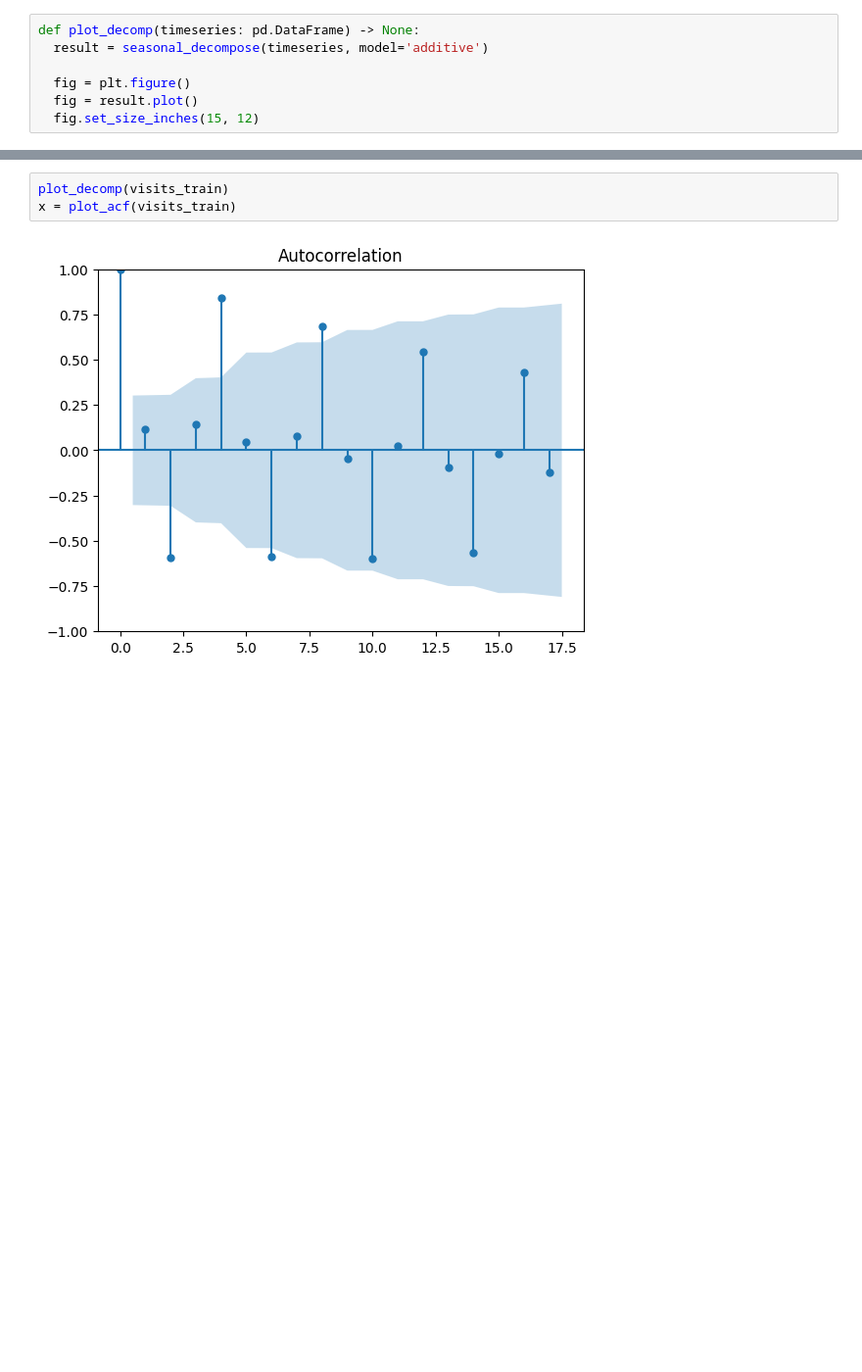
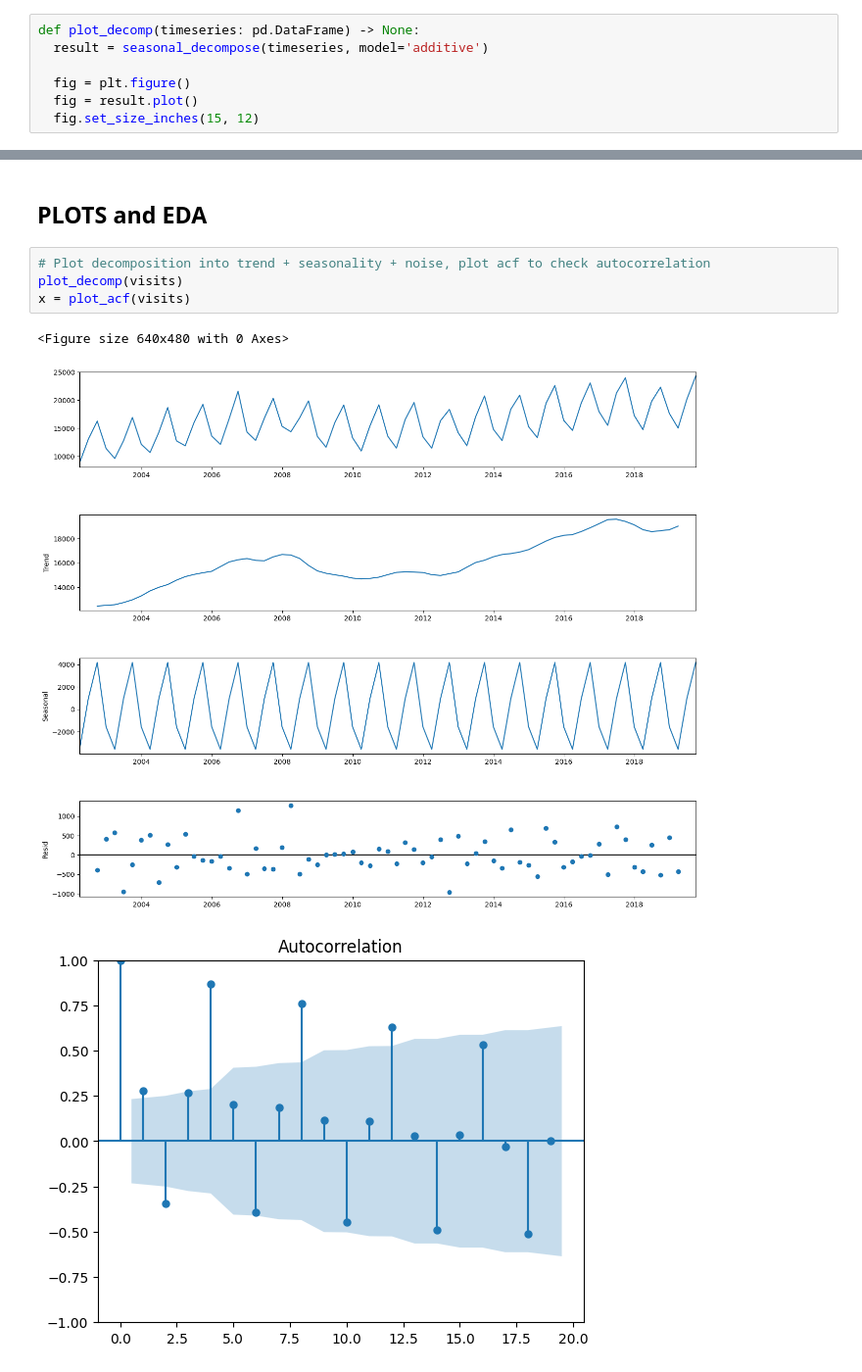
Before and after one commit to ludlev2/ml_project_cse204, a Jupyter notebook: Datasets-under-consideration/London/RQ1_TS.ipynb, the cells around one changed output, grey strips where cells are left out. Shown at 98% size. Drawn from its saved outputs; the diff is of its cells as text; blank space fills up the shorter version.

```diff
--- a/Datasets-under-consideration/London/RQ1_TS.ipynb
+++ b/Datasets-under-consideration/London/RQ1_TS.ipynb
@@ -80,6 +97,11 @@ visits_test  = visits[visits.index >= datetime(2012, 7, 1)]
-# %%
-plot_decomp(visits_train)
-x = plot_acf(visits_train)
-# %% [output]
-[figure, removed]
+# %% [markdown]
+## PLOTS and EDA
+# %%
+# Plot decomposition into trend + seasonality + noise, plot acf to check autocorrelation
+plot_decomp(visits)
+x = plot_acf(visits)
+# %% [output]
+<Figure size 640x480 with 0 Axes>
+[figure, added]
+[figure, added]
 # %%
```
Also changed, not shown: parts of 18 cells of this notebook.
